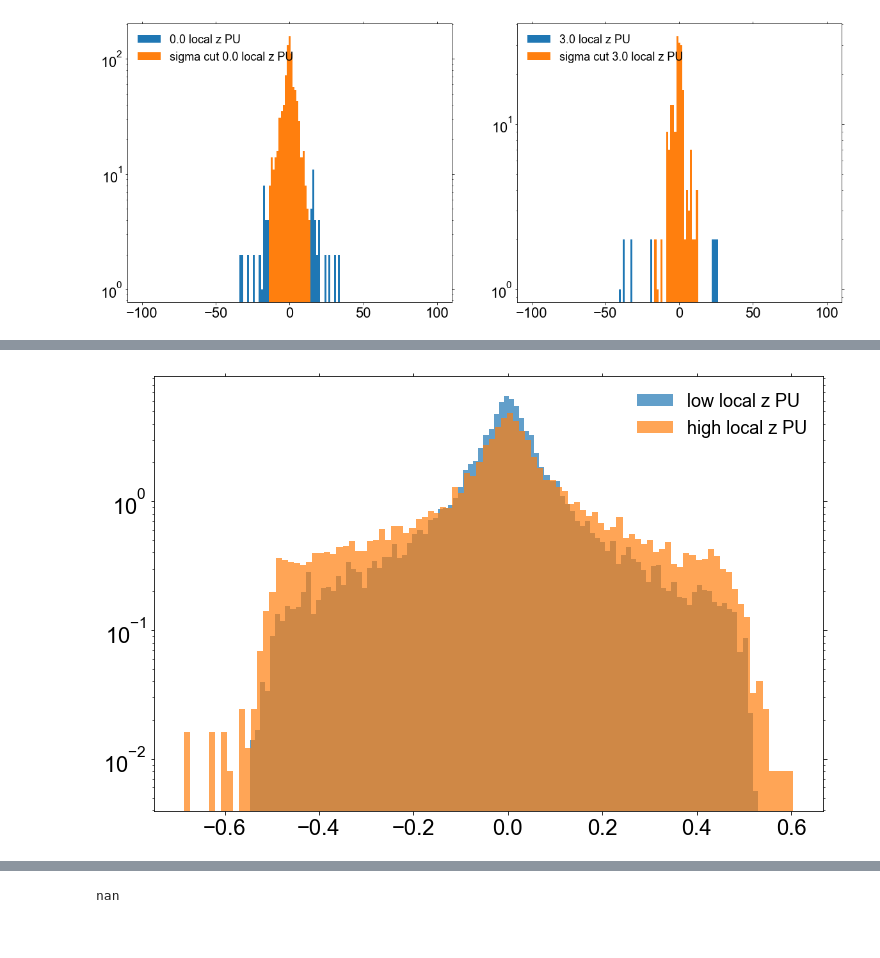
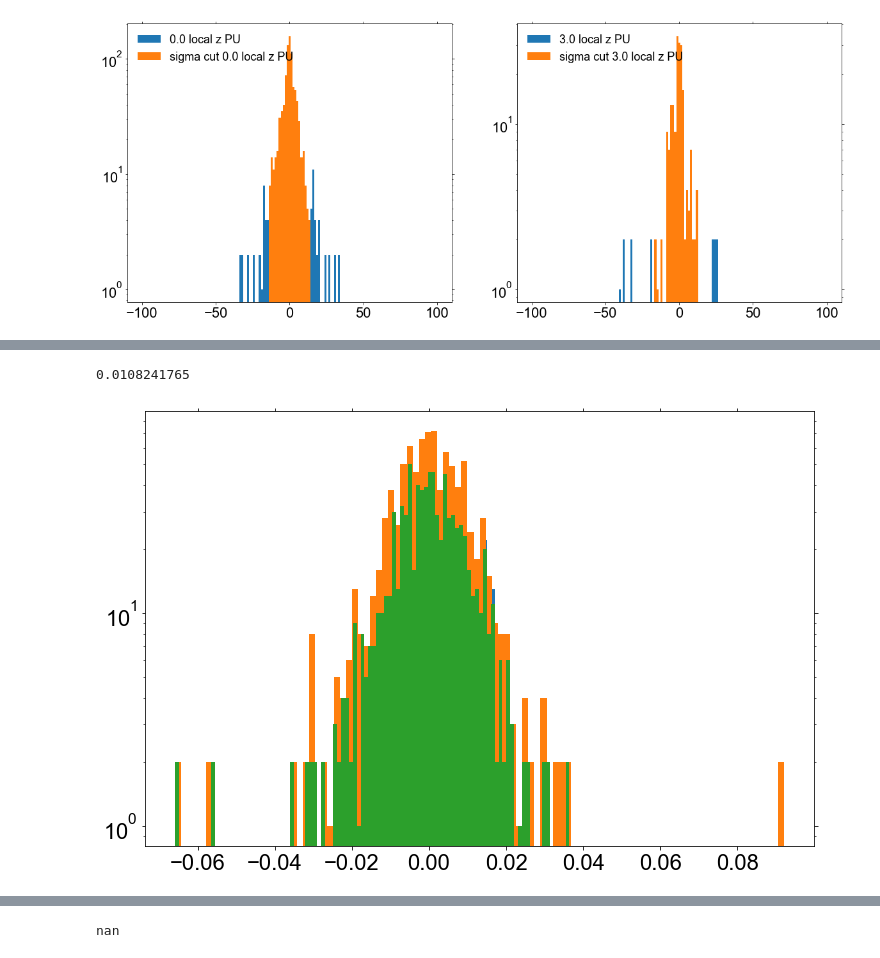
Before and after one commit to ttlindkvist/4DTracking, a Jupyter notebook: pileup_z.ipynb, the cells around one changed output, grey strips where cells are left out. Drawn from its saved outputs; the diff is of its cells as text; code cells hidden in the pictures.

```diff
--- a/pileup_z.ipynb
+++ b/pileup_z.ipynb
@@ -413,3 +569,21 @@ plt.tight_layout()
+# %%
+zLPU_athena_perf_req_cleanHS = athena_performance(events_in_zLPU_bins, np.zeros(len(truth_vertex_z), dtype=int), truthHS_to_reco_link_idx_req_cleanHS,\
+    truth_vertex_z, reco_vertex_z, 2)
+tLPU_athena_perf_req_cleanHS = athena_performance(events_in_tLPU_bins, np.zeros(len(truth_vertex_z), dtype=int), truthHS_to_reco_link_idx_req_cleanHS,\
+    truth_vertex_z, reco_vertex_z, 2)
+zAPU_athena_perf_req_cleanHS = athena_performance(events_in_zAPU_bins, np.zeros(len(truth_vertex_z), dtype=int), truthHS_to_reco_link_idx_req_cleanHS,\
+    truth_vertex_z, reco_vertex_z, 2)
+tAPU_athena_perf_req_cleanHS = athena_performance(events_in_tAPU_bins, np.zeros(len(truth_vertex_z), dtype=int), truthHS_to_reco_link_idx_req_cleanHS,\
+    truth_vertex_z, reco_vertex_z, 2)
+# %%
+zLPU_athena_perf_link_req_HS = athena_performance(events_in_zLPU_bins, np.zeros(len(truth_vertex_z), dtype=int), truthHS_to_reco_link_idx_req_HS,\
+    truth_vertex_z, reco_vertex_z, 2)
+tLPU_athena_perf_link_req_HS = athena_performance(events_in_tLPU_bins, np.zeros(len(truth_vertex_z), dtype=int), truthHS_to_reco_link_idx_req_HS,\
+    truth_vertex_z, reco_vertex_z, 2)
+zAPU_athena_perf_link_req_HS = athena_performance(events_in_zAPU_bins, np.zeros(len(truth_vertex_z), dtype=int), truthHS_to_reco_link_idx_req_HS,\
+    truth_vertex_z, reco_vertex_z, 2)
+tAPU_athena_perf_link_req_HS = athena_performance(events_in_tAPU_bins, np.zeros(len(truth_vertex_z), dtype=int), truthHS_to_reco_link_idx_req_HS,\
+    truth_vertex_z, reco_vertex_z, 2)
 # %%
 def vtx_z_info(events_in_bins, truth_vtx_idx_in_bins, all_truth_vtx_z, reco_vtx_idx_in_bins, all_reco_track_idxs, all_reco_track_weights, all_track_z0, all_track_z0_var, sigma_cut, weight_cut):
     track_delta_z = []
@@ -683,15 +857,23 @@ link_zAPU_vtx_z_info = truth_to_reco_link_vtx_z_info(events_in_zAPU_bins, truthH
 
 link_tAPU_vtx_z_info = truth_to_reco_link_vtx_z_info(events_in_tAPU_bins, truthHS_to_reco_delta_z_cut_link_idx, truth_vertex_z, reco_vertex_track_idxs, reco_vertex_track_weights, track_z0, track_z0_var, sigma_cut, weight_cut)
 # %%
+# plt.hist(link_zLPU_vtx_z_info['track_delta_z'][0], label='low local z PU', bins=100, density=True, alpha=0.7)
+# plt.hist(link_zLPU_vtx_z_info['track_delta_z'][11], label='high local z PU', bins=100, density=True, alpha=0.7)
+# plt.legend(frameon=False)
+# # plt.hist(link_zLPU_vtx_z_info['track_sigma_cut_delta_z'][idx], bins=100, density=True)
+# # plt.hist(link_zLPU_vtx_z_info['vtx_delta_z'][idx]  , bins=20, density=True)
+# bins = np.linspace(-0.3, 0.3, 100)
+# plt.hist(link_zLPU_vtx_z_info['vtx_weighted_delta_z'][idx], bins=bins, density=True)
+# plt.hist(link_zLPU_vtx_z_info['vtx_sigma_cut_weighted_delta_z'][idx], bins=bins, density=True, alpha=0.7)
+
+# plt.hist(zLPU_atheta_perf_no_link['delta_z'][idx], bins=100)
 idx = 0
-plt.hist(link_zLPU_vtx_z_info['track_delta_z'][0], label='low local z PU', bins=100, density=True, alpha=0.7)
-plt.hist(link_zLPU_vtx_z_info['track_delta_z'][11], label='high local z PU', bins=100, density=True, alpha=0.7)
-plt.legend(frameon=False)
-# plt.hist(link_zLPU_vtx_z_info['track_sigma_cut_delta_z'][idx], bins=100, density=True)
-# plt.hist(link_zLPU_vtx_z_info['vtx_delta_z'][idx]  , bins=20, density=True)
-plt.hist(link_zLPU_vtx_z_info['vtx_weighted_delta_z'][idx]  , bins=20, density=True)
-plt.hist(link_zLPU_vtx_z_info['vtx_sigma_cut_weighted_delta_z'][idx]  , bins=20, density=True, alpha=0.7)
+plt.hist(zLPU_athena_perf_link_req_HS['delta_z'][idx], bins=100)
+plt.hist(zLPU_athena_perf_req_clean['delta_z'][idx], bins=100)
+plt.hist(zLPU_athena_perf_req_cleanHS['delta_z'][idx], bins=100)
+# plt.hist(zLPU_atheta_perf_link_req_HS['delta_z'][idx], bins=100)
 plt.yscale('log')
-print(np.std(np.concatenate(link_zLPU_vtx_z_info['track_sigma_cut_delta_z'][idx]), ddof=1)/30**0.5, np.std(link_zLPU_vtx_z_info['vtx_weighted_delta_z'][idx], ddof=1))
+print(np.std(zLPU_athena_perf_link_req_HS['delta_z'][idx], ddof=1))
 # %% [output]
+0.0108241765
-[figure, old version]
+[figure, new version]
```
Also changed, not shown: parts of 17 cells of this notebook, 2 other files.
